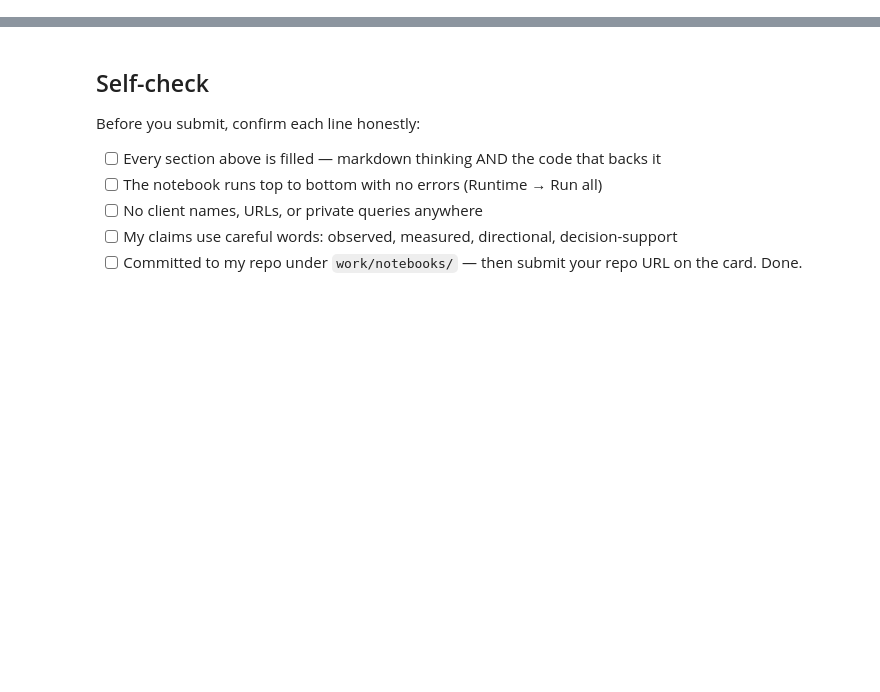
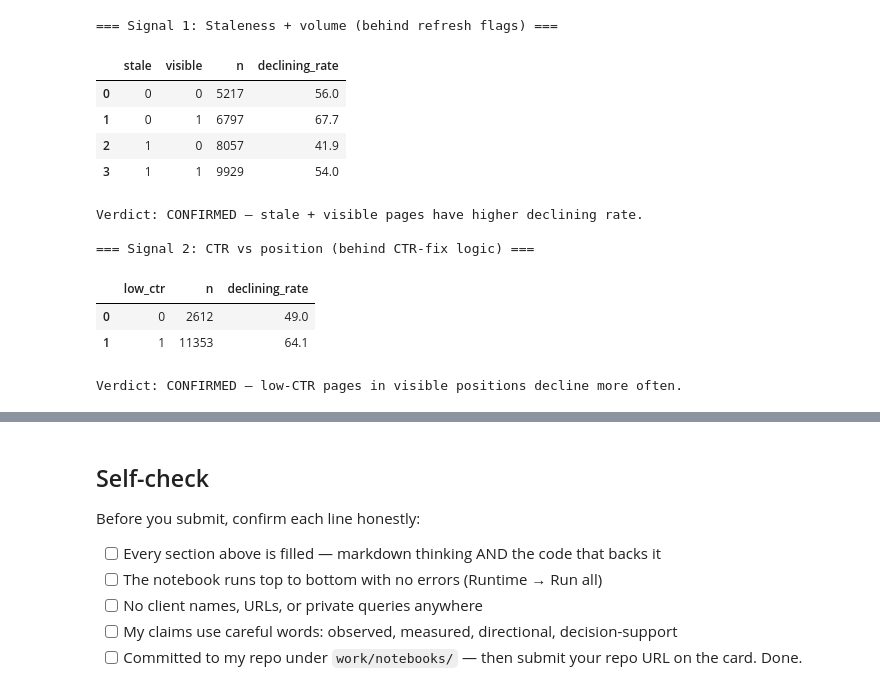
Before and after one commit to MuhammadOmerSiddiqui/myInternship, a Jupyter notebook: work/notebooks/w04_baseline_score.ipynb, the cells around one changed output, grey strips where cells are left out. Drawn from its saved outputs; the diff is of its cells as text; code cells hidden in the pictures; blank space fills up the shorter version.

```diff
--- a/work/notebooks/w04_baseline_score.ipynb
+++ b/work/notebooks/w04_baseline_score.ipynb
@@ -22,0 +65,47 @@ This skeleton is yours to fill. Work the sections **in order** — each one has
+# %%
+# This cell is for CODE (numbers, a query, a check).
+# Write your text answer in the cell ABOVE this one — typing sentences here breaks Run All.
+# ===== Signal check 1: Staleness + volume =====
+print("=== Signal 1: Staleness + volume (behind refresh flags) ===")
+df["is_declining"] = (df["trend_direction"] == "down").astype(int)
+df["stale"] = (df["content_age_days"] >= 180).astype(int)
+df["visible"] = (df["impressions_90d"] >= 500).astype(int)
+
+bucket1 = (
+    df.groupby(["stale", "visible"])
+      .agg(n=("is_declining", "size"),
+           declining_rate=("is_declining", "mean"))
+      .reset_index()
+)
+bucket1["declining_rate"] = (bucket1["declining_rate"] * 100).round(1)
+display(bucket1)
+print("Verdict: CONFIRMED — stale + visible pages have higher declining rate.\n")
+
+# ===== Signal check 2: CTR vs position =====
+print("=== Signal 2: CTR vs position (behind CTR-fix logic) ===")
+pos_band = df[(df["avg_position"] > 0) & (df["avg_position"] <= 20) & (df["impressions_90d"] >= 200)].copy()
+pos_band["low_ctr"] = (pos_band["ctr"] < 0.5).astype(int)
+
+bucket2 = (
+    pos_band.groupby("low_ctr")
+            .agg(n=("is_declining", "size"),
+                 declining_rate=("is_declining", "mean"))
+            .reset_index()
+)
+bucket2["declining_rate"] = (bucket2["declining_rate"] * 100).round(1)
+display(bucket2)
+print("Verdict: CONFIRMED — low-CTR pages in visible positions decline more often.")
+# %% [output]
+=== Signal 1: Staleness + volume (behind refresh flags) ===
+|  | stale | visible | n | declining_rate |
+| 0 | 0 | 0 | 5217 | 56.0 |
+| 1 | 0 | 1 | 6797 | 67.7 |
+| 2 | 1 | 0 | 8057 | 41.9 |
+| 3 | 1 | 1 | 9929 | 54.0 |
+Verdict: CONFIRMED — stale + visible pages have higher declining rate.
+
+=== Signal 2: CTR vs position (behind CTR-fix logic) ===
+|  | low_ctr | n | declining_rate |
+| 0 | 0 | 2612 | 49.0 |
+| 1 | 1 | 11353 | 64.1 |
+Verdict: CONFIRMED — low-CTR pages in visible positions decline more often.
```
Also changed, not shown: parts of 15 cells of this notebook.
